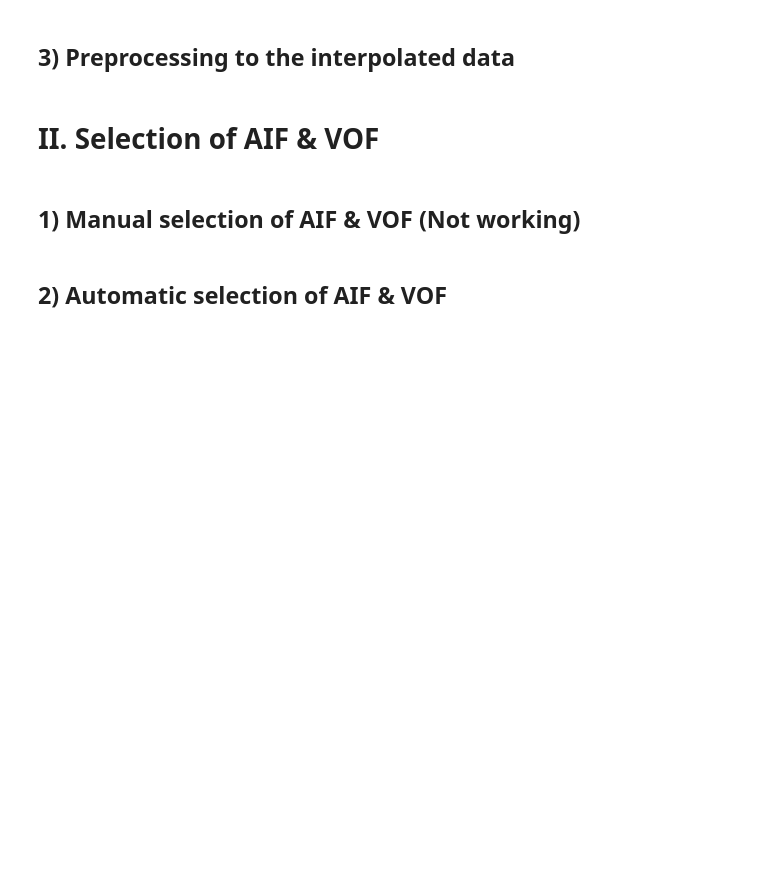
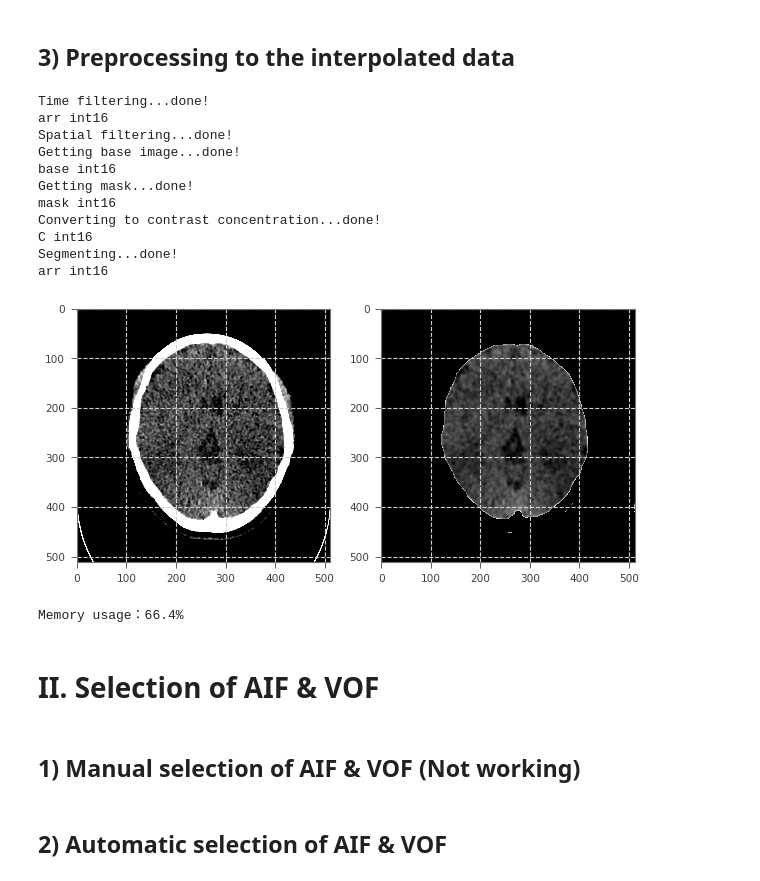
Before and after one commit to Lucien0907/perf, a Jupyter notebook: aif_vof/ctp.ipynb, the cells around one changed output. Cells and saved outputs as stored; diff of their text form; code cells hidden in the pictures; blank space fills up the shorter version.

```diff
--- a/aif_vof/ctp.ipynb
+++ b/aif_vof/ctp.ipynb
@@ -200,8 +245,8 @@ def get_mask_old(arr, loth, hith):
 # find mask of bone and area outside of bone
 def get_mask(arr, loth, hith):
     [nz, nx, ny] = arr.shape
-    tmp0 = np.where(arr<loth, 0, 1)
-    tmp1 = np.where(arr>hith, 0, 1 )
+    tmp0 = np.where(arr<loth, 0, 1).astype(np.int16)
+    tmp1 = np.where(arr>hith, 0, 1).astype(np.int16)
     tmp2 = tmp1
     for z in range (nz):
         for x in range(nx):
@@ -225,46 +270,68 @@ def get_mask(arr, loth, hith):
 arr = np.copy(arr_itp)
 [nt,nz,nx,ny] = arr.shape
 
+# time filtering
+print('Time filtering...', end='')
+arr = gaussian_filter1d(arr, 1, axis=0)
+print('done!')
+print("arr", arr.dtype)
+
 # spatial filtering
 print('Spatial filtering...', end='')
-arr = spatial_gaussian(arr, sigma2d)
-print('done!')
-
-# time filtering
-print('Time filtering...', end='')
-arr = gaussian_filter1d(arr, sigma1d, axis=0)
+arr = spatial_gaussian(arr, 2)
 print('done!')
 
 # get base
 print('Getting base image...', end='')
-base = np.mean(arr[0:PRE,:,:,:], axis=0)
+base = np.mean(arr[0:PRE,:,:,:], axis=0, dtype=np.int16)
 print('done!')
+print("base", base.dtype)
 
 # get mask
 print('Getting mask...', end='')
 mask = get_mask(base, loth, hith)
 mask = np.array([mask]*nt)
 print('done!')
+print("mask", mask.dtype)
 
 # get contrast concentration
 print('Converting to contrast concentration...', end='')
 C = (arr-base)*mask
 print('done!')
+print("C", C.dtype)
 
 # segmentation: set non-interested region to 0 or minimum intensity
 #arr = arr*mask
 print('Segmenting...', end='')
 arr[np.where(mask==0)]=np.min(arr)
 print('done!')
+print("arr", arr.dtype)
 
 # check results of bone removal on a sample slice
 fig, ax = plt.subplots(1,2, figsize=(10,5))
 arr_clip = np.clip(arr_itp, loth, hith)
-ax[0].imshow(arr_clip[0,3,:,:], cmap='gray')
+ax[0].imshow(arr_clip[0,5,:,:], cmap='gray')
 arr_clip = np.clip(arr, 0, 120)
-ax[1].imshow(arr_clip[0,3,:,:], cmap='gray')
+ax[1].imshow(arr_clip[0,5,:,:], cmap='gray')
 plt.show()
 plt.close()
+
+#del arr_itp, arr_clip
+print_mem()
+# %% [output]
+Time filtering...done!
+arr int16
+Spatial filtering...done!
+Getting base image...done!
+base int16
+Getting mask...done!
+mask int16
+Converting to contrast concentration...done!
+C int16
+Segmenting...done!
+arr int16
+[figure, added]
+Memory usage：66.4%
 # %% [markdown]
 # II. Selection of AIF & VOF
 # %% [markdown]
```
Also changed, not shown: parts of 14 cells of this notebook.
